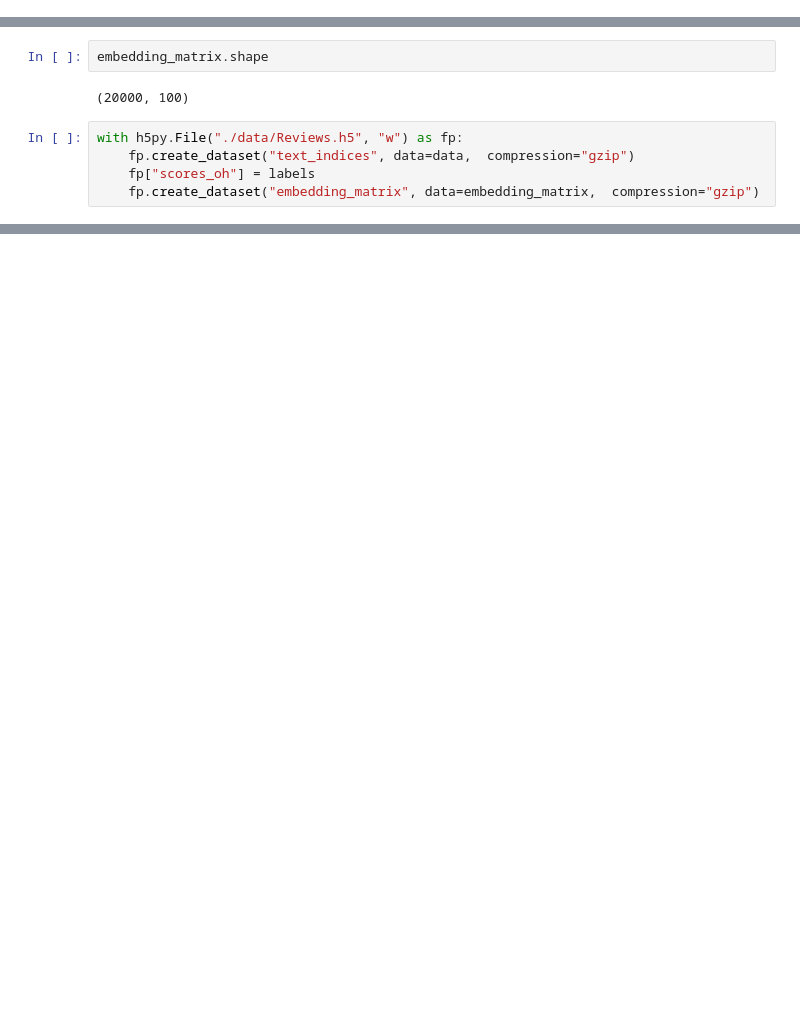
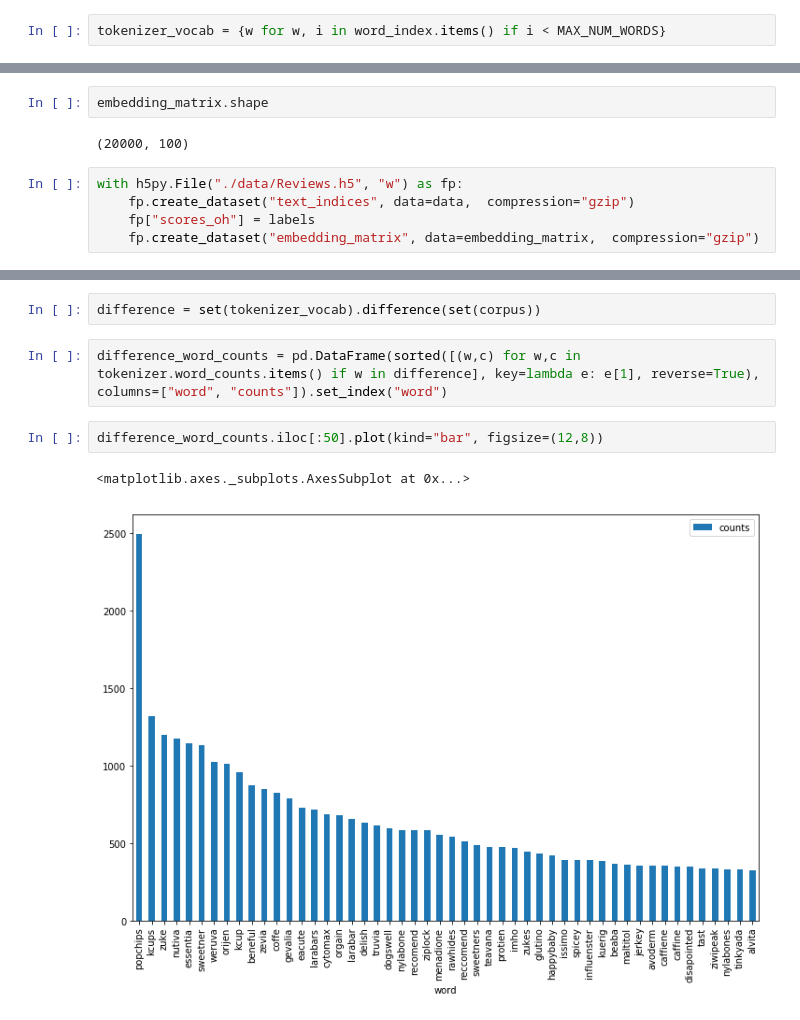
Before and after one commit to jakeret/finefood, a Jupyter notebook: preprocessing.ipynb, the cells around one changed output, grey strips where cells are left out. Saved outputs shown, nothing was run; the diff lists cells and outputs as text; blank space fills up the shorter version.

```diff
--- a/preprocessing.ipynb
+++ b/preprocessing.ipynb
@@ -99,0 +102,2 @@ from keras.utils import to_categorical
+# %%
+tokenizer_vocab = {w for w, i in word_index.items() if i < MAX_NUM_WORDS}
@@ -152,0 +178,9 @@ df.Score.count()
+# %%
+difference = set(tokenizer_vocab).difference(set(corpus))
+# %%
+difference_word_counts = pd.DataFrame(sorted([(w,c) for w,c in tokenizer.word_counts.items() if w in difference], key=lambda e: e[1], reverse=True), columns=["word", "counts"]).set_index("word")
+# %%
+difference_word_counts.iloc[:50].plot(kind="bar", figsize=(12,8))
+# %% [output]
+<matplotlib.axes._subplots.AxesSubplot at 0x...>
+[figure, added]
```
Also changed, not shown: parts of 24 cells of this notebook, 1 other file.
